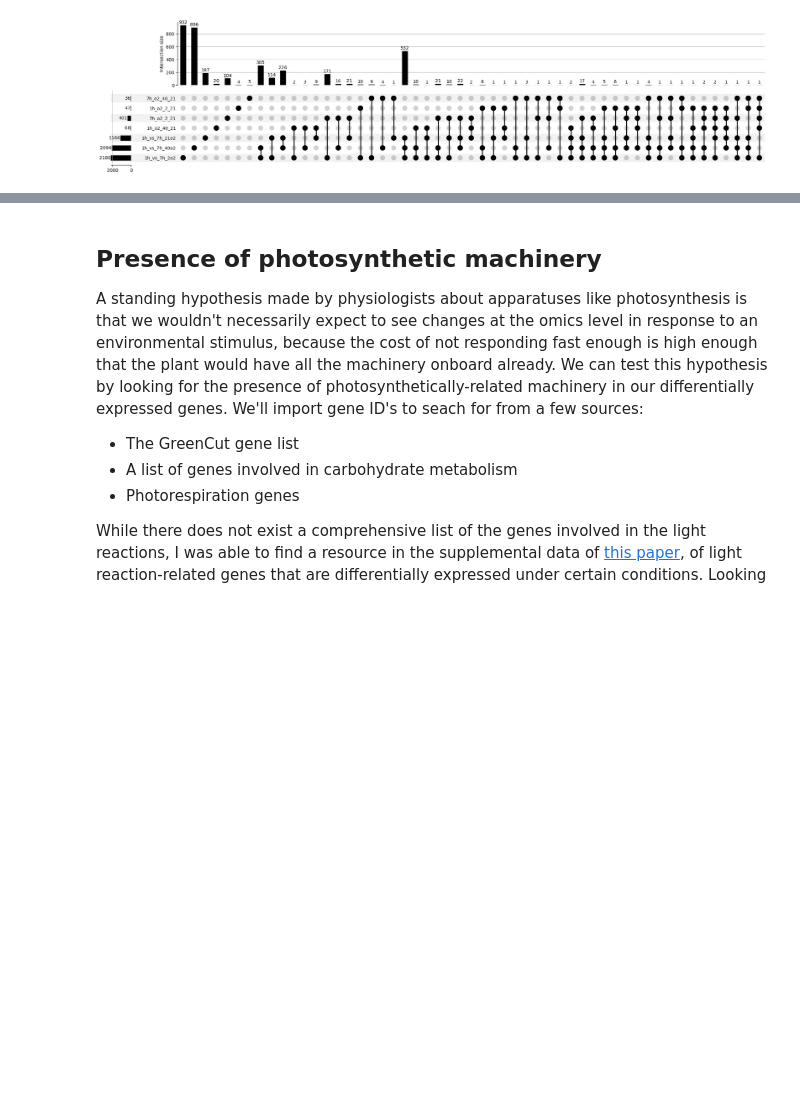
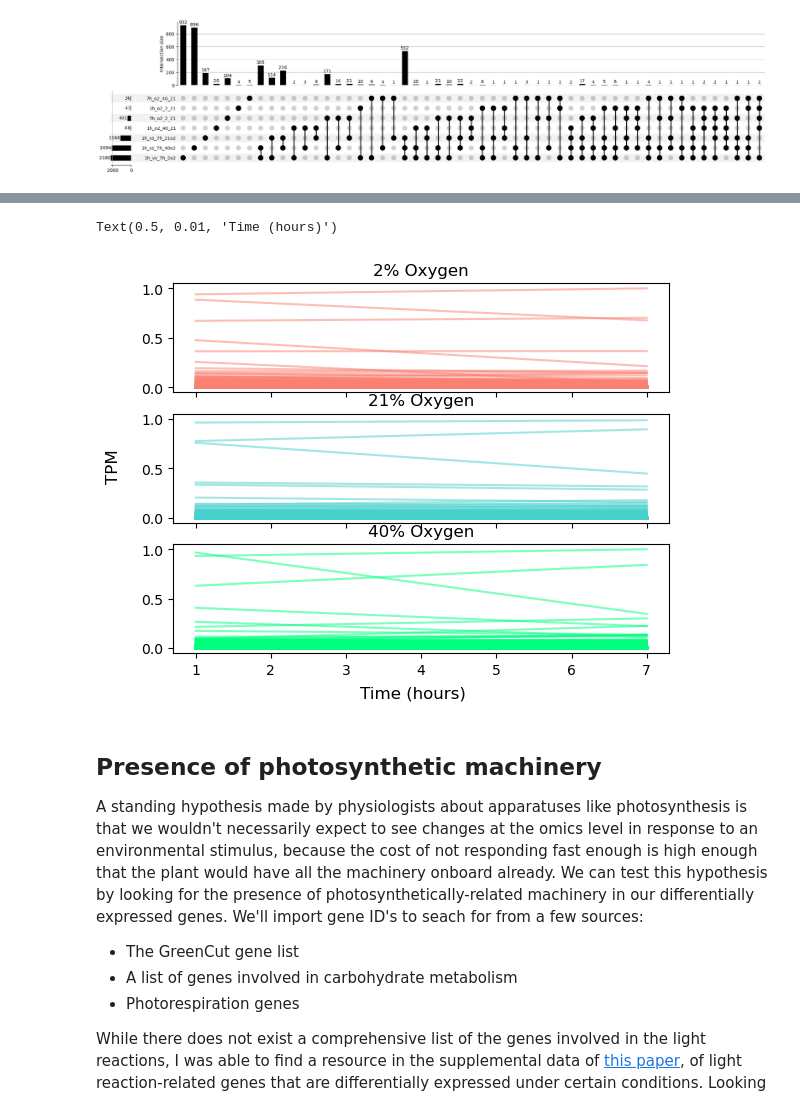
Before and after one commit to serenalotreck/photorespiration-omics, a Jupyter notebook: notebooks/transcriptomics_visualizations.ipynb, the cells around one changed output, grey strips where cells are left out. Cells and saved outputs as stored; diff of their text form; code cells hidden in the pictures; blank space fills up the shorter version.

```diff
--- a/notebooks/transcriptomics_visualizations.ipynb
+++ b/notebooks/transcriptomics_visualizations.ipynb
@@ -202,0 +217,5 @@ plot(to_plot, show_counts=True, sort_categories_by='input')
+# %%
+samples = pd.DataFrame(listdir('../data/kallisto_quant_bs/'), columns=['Sample_id'])
+samples['Oxygen'] = samples.Sample_id.str.split('_').str[1].str.split('o').str[0]
+samples['Time'] = samples.Sample_id.str.split('_').str[0]
+samples.head()
@@ -202,0 +229,3 @@ plot(to_plot, show_counts=True, sort_categories_by='input')
+# %%
+sample_groups = samples.groupby(by=['Oxygen', 'Time']).agg(list)
+sample_groups
@@ -202,0 +241,6 @@ plot(to_plot, show_counts=True, sort_categories_by='input')
+# %%
+tpms_by_hour = defaultdict(dict)
+for sample_group in sample_groups.index:
+    to_average = sample_groups.loc[sample_group].values[0]
+    averaged_tpm = pd.concat([all_tpms[c] for c in to_average]).groupby('gene_id', as_index=False).agg({'normalized_TPM':'mean'})
+    tpms_by_hour[sample_group[0]][sample_group[1]] = averaged_tpm
@@ -203,3 +263,30 @@ plot(to_plot, show_counts=True, sort_categories_by='input')
+# %%
+tpms_to_plot = {}
+for o2 in ['2', '21', '40']:
+    merged = pd.merge(
+        tpms_by_hour[o2]['1h'],
+        tpms_by_hour[o2]['7h'],
+        left_on='gene_id',
+        right_on='gene_id',
+        suffixes=('_1h', '_7h')
+    ).set_index('gene_id')
+    tpms_to_plot[o2] = merged
+# %%
+fig, axs = plt.subplots(len(tpms_to_plot), sharex=True, sharey=True)
+colors = {'2': 'salmon', '21': 'mediumturquoise', '40': 'springgreen'}
+
+for o2, ax in zip(tpms_to_plot.keys(), axs.flat):
+
+    for gene in tpms_to_plot[o2].index:
+        ax.plot([1, 7], tpms_to_plot[o2].loc[gene], color=colors[o2], alpha=0.5)
+
+    ax.set_title(f'{o2}% Oxygen')
+
+fig.supylabel('TPM')
+fig.supxlabel('Time (hours)')
+# %% [output]
+Text(0.5, 0.01, 'Time (hours)')
+[figure, added]
 # %% [markdown]
 ## Presence of photosynthetic machinery
 
```
Also changed, not shown: parts of 13 cells of this notebook, 1 other file.
